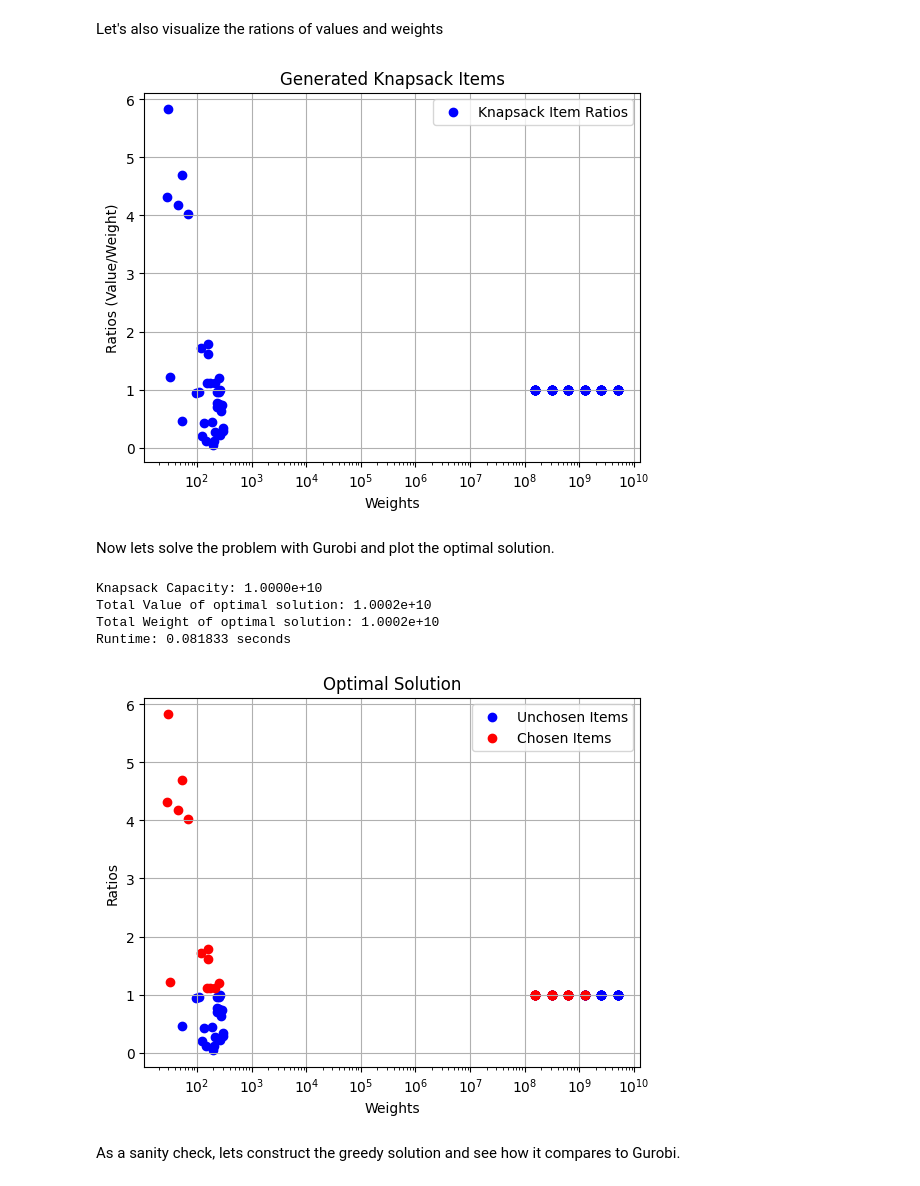
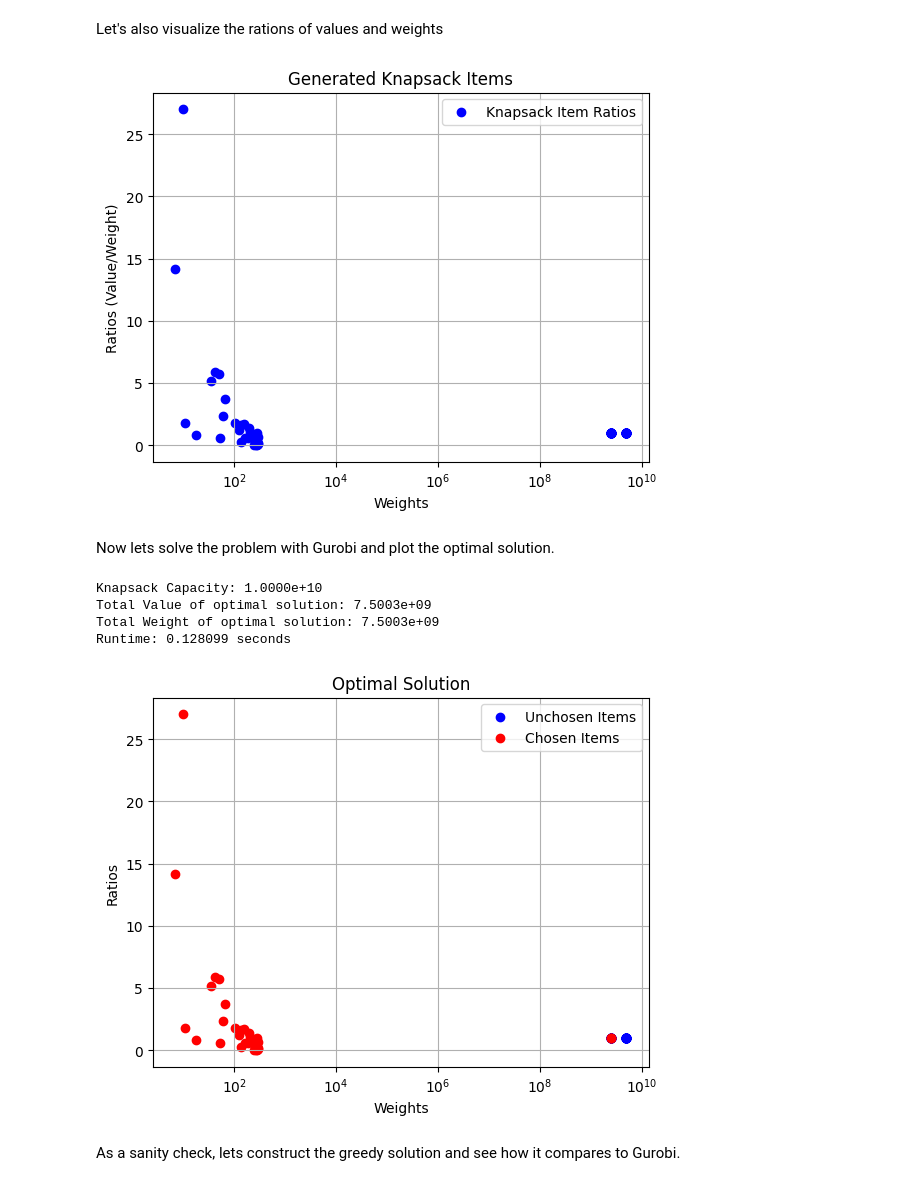
Before and after one commit to jhoule42/xQAOA_unit_commitment, a Jupyter notebook: demo.ipynb, the cells around one changed output. Drawn from its saved outputs; the diff is of its cells as text; code cells hidden in the pictures.

```diff
--- a/demo.ipynb
+++ b/demo.ipynb
@@ -16,12 +16,12 @@ from scripts.utils.generate_problem_instances import get_knapsack_instance
 
 n, weights, values, capacity, frac= get_knapsack_instance(
     profit=False,
-    inversely_strongly_correlated=True,
+    inversely_strongly_correlated=False,
     random_ratio=False,
     use_hard_data=True,
     real_dataset_name="Hard",
     num_hard_instances=20,
-    instance_index= 10,
+    instance_index= 3,
     n=100,
     d=3,
     frac=0.09
@@ -83,41 +108,41 @@ plt.legend()
 plt.grid(True)
 plt.show()
 # %% [output]
-[figure, old version]
+[figure, new version]
 # %% [markdown]
 Now lets solve the problem with Gurobi and plot the optimal solution.
 # %%
 # Solve the knapsack problem using Gurobi
 result_gurobi = gurobi_knapsack_solver(values, weights, capacity, verbose=False,
-                                        optimality_gap=1e-3,
-                                        feasibility_tolerance=1e-3)
+                                        optimality_gap=1e-20,
+                                        feasibility_tolerance=1e-9)
 
 optimal_value = result_gurobi['total_value']
 optimal_weight = result_gurobi['total_weight']
 
 print(f"Knapsack Capacity: {format(capacity,'.4e')}")
 print(f"Total Value of optimal solution: {format(result_gurobi['total_value'],'.4e')}")
 print(f"Total Weight of optimal solution: {format(result_gurobi['total_weight'],'.4e')}")
 print(f"Runtime: {result_gurobi['runtime']:.6f} seconds")
 
 # Lets also plot the Gurobi solutions
 soln_mask = np.array([c == '1' for c in result_gurobi['bitstring']], dtype=bool)
 plt.figure()
 plt.scatter(weights[~soln_mask], ratios[~soln_mask],  color='blue', marker='o', label='Unchosen Items')
 plt.scatter(weights[soln_mask], ratios[soln_mask],  color='red', marker='o', label='Chosen Items')
 plt.title('Optimal Solution')
 plt.ylabel('Ratios')
 plt.xlabel('Weights')
 plt.xscale('log')
 plt.legend()
 plt.grid(True)
 plt.show()
 # %% [output]
 Knapsack Capacity: 1.0000e+10
-Total Value of optimal solution: 1.0002e+10
-Total Weight of optimal solution: 1.0002e+10
-Runtime: 0.081833 seconds
+Total Value of optimal solution: 7.5003e+09
+Total Weight of optimal solution: 7.5003e+09
+Runtime: 0.128099 seconds
-[figure, old version]
+[figure, new version]
 # %% [markdown]
 As a sanity check, lets construct the greedy solution and see how it compares to Gurobi.
 # %%
```
Also changed, not shown: parts of 24 cells of this notebook, 5 other files.
